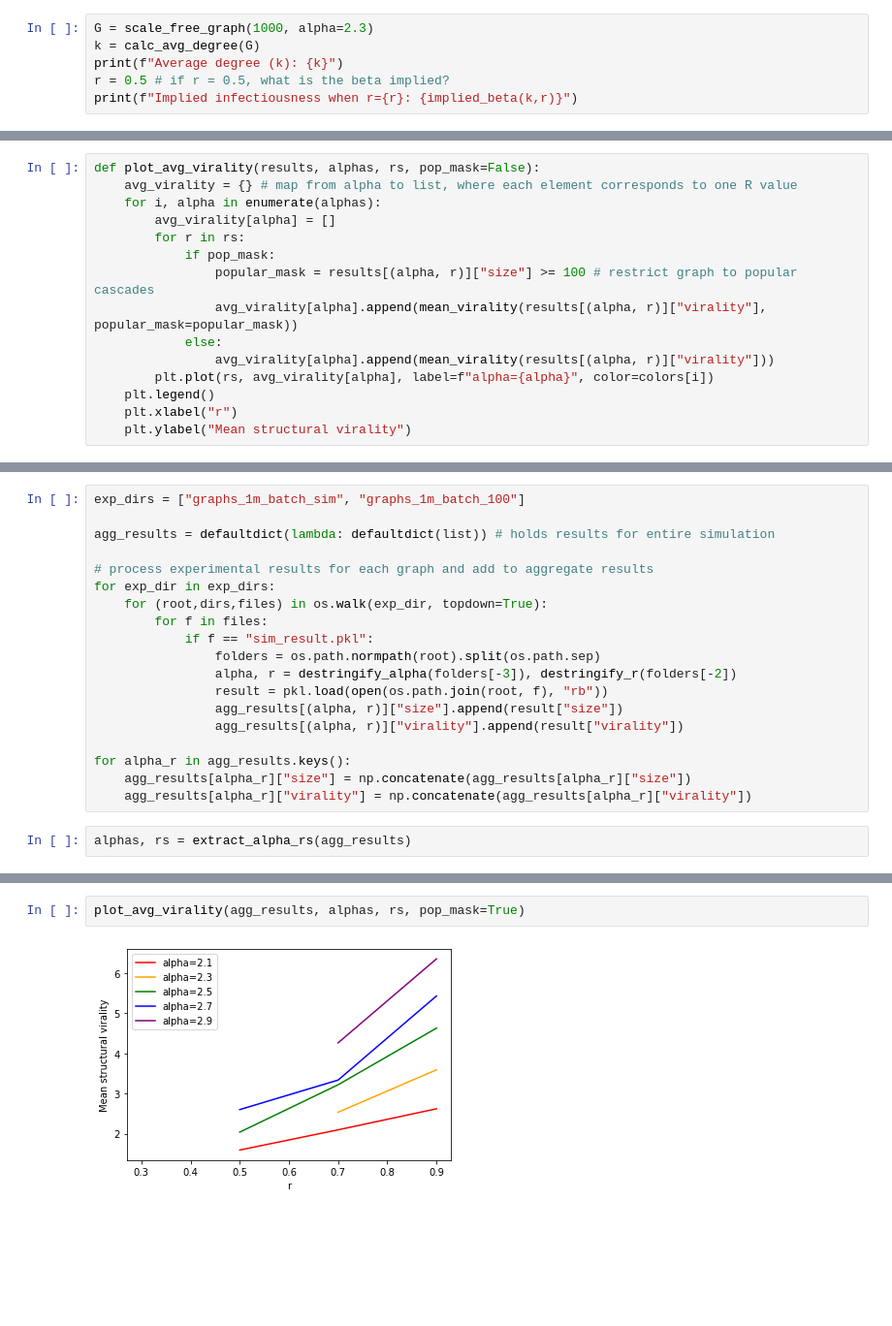
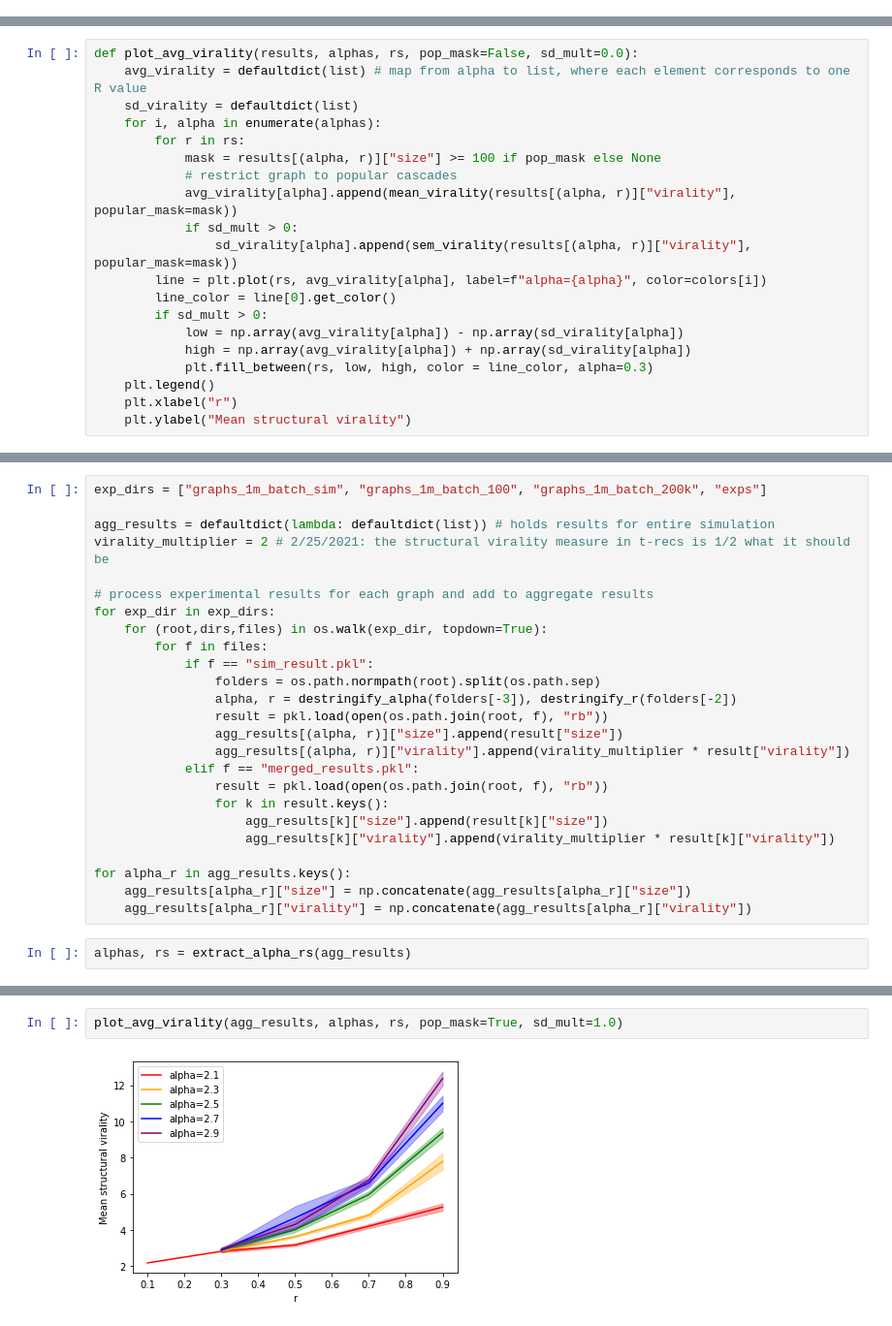
Before and after one commit to sunnymatt/t-recs-experiments, a Jupyter notebook: structural_virality/structural_virality.ipynb, the cells around one changed output, grey strips where cells are left out. Shown at 97% size. Cells and saved outputs as stored; diff of their text form; blank space fills up the shorter version.

```diff
--- a/structural_virality/structural_virality.ipynb
+++ b/structural_virality/structural_virality.ipynb
@@ -32,9 +35,3 @@ from create_graphs import (
     destringify_r,
     destringify_alpha
 )
-# %%
-G = scale_free_graph(1000, alpha=2.3)
-k = calc_avg_degree(G)
-print(f"Average degree (k): {k}")
-r = 0.5 # if r = 0.5, what is the beta implied?
-print(f"Implied infectiousness when r={r}: {implied_beta(k,r)}")
@@ -109,17 +70,22 @@ plot_popularity_chance(results, alphas, rs)
 # %% [output]
 [figure]
 # %%
-def plot_avg_virality(results, alphas, rs, pop_mask=False):
-    avg_virality = {} # map from alpha to list, where each element corresponds to one R value
+def plot_avg_virality(results, alphas, rs, pop_mask=False, sd_mult=0.0):
+    avg_virality = defaultdict(list) # map from alpha to list, where each element corresponds to one R value
+    sd_virality = defaultdict(list)
     for i, alpha in enumerate(alphas):
-        avg_virality[alpha] = []
         for r in rs:
-            if pop_mask:
-                popular_mask = results[(alpha, r)]["size"] >= 100 # restrict graph to popular cascades
-                avg_virality[alpha].append(mean_virality(results[(alpha, r)]["virality"], popular_mask=popular_mask))
-            else:
-                avg_virality[alpha].append(mean_virality(results[(alpha, r)]["virality"]))
-        plt.plot(rs, avg_virality[alpha], label=f"alpha={alpha}", color=colors[i])
+            mask = results[(alpha, r)]["size"] >= 100 if pop_mask else None
+            # restrict graph to popular cascades
+            avg_virality[alpha].append(mean_virality(results[(alpha, r)]["virality"], popular_mask=mask))
+            if sd_mult > 0:
+                sd_virality[alpha].append(sem_virality(results[(alpha, r)]["virality"], popular_mask=mask))
+        line = plt.plot(rs, avg_virality[alpha], label=f"alpha={alpha}", color=colors[i])
+        line_color = line[0].get_color()
+        if sd_mult > 0:
+            low = np.array(avg_virality[alpha]) - np.array(sd_virality[alpha])
+            high = np.array(avg_virality[alpha]) + np.array(sd_virality[alpha])
+            plt.fill_between(rs, low, high, color = line_color, alpha=0.3)
     plt.legend()
     plt.xlabel("r")
     plt.ylabel("Mean structural virality")
@@ -146,9 +152,10 @@ plot_size_vir_corr(results, alphas, rs)
 # %% [markdown]
 ### 1M node experiments
 # %%
-exp_dirs = ["graphs_1m_batch_sim", "graphs_1m_batch_100"]
+exp_dirs = ["graphs_1m_batch_sim", "graphs_1m_batch_100", "graphs_1m_batch_200k", "exps"]
 
 agg_results = defaultdict(lambda: defaultdict(list)) # holds results for entire simulation
+virality_multiplier = 2 # 2/25/2021: the structural virality measure in t-recs is 1/2 what it should be
 
 # process experimental results for each graph and add to aggregate results
 for exp_dir in exp_dirs:
@@ -159,7 +166,12 @@ for exp_dir in exp_dirs:
                 alpha, r = destringify_alpha(folders[-3]), destringify_r(folders[-2])
                 result = pkl.load(open(os.path.join(root, f), "rb"))
                 agg_results[(alpha, r)]["size"].append(result["size"])
-                agg_results[(alpha, r)]["virality"].append(result["virality"])
+                agg_results[(alpha, r)]["virality"].append(virality_multiplier * result["virality"])
+            elif f == "merged_results.pkl":
+                result = pkl.load(open(os.path.join(root, f), "rb"))
+                for k in result.keys():
+                    agg_results[k]["size"].append(result[k]["size"])
+                    agg_results[k]["virality"].append(virality_multiplier * result[k]["virality"])
 
 for alpha_r in agg_results.keys():
     agg_results[alpha_r]["size"] = np.concatenate(agg_results[alpha_r]["size"])
@@ -200,5 +214,5 @@ plot_avg_virality(agg_results, alphas, rs)
 # %%
-plot_avg_virality(agg_results, alphas, rs, pop_mask=True)
+plot_avg_virality(agg_results, alphas, rs, pop_mask=True, sd_mult=1.0)
 # %% [output]
-[figure, old version]
+[figure, new version]
 # %%
```
Also changed, not shown: parts of 17 cells of this notebook.
